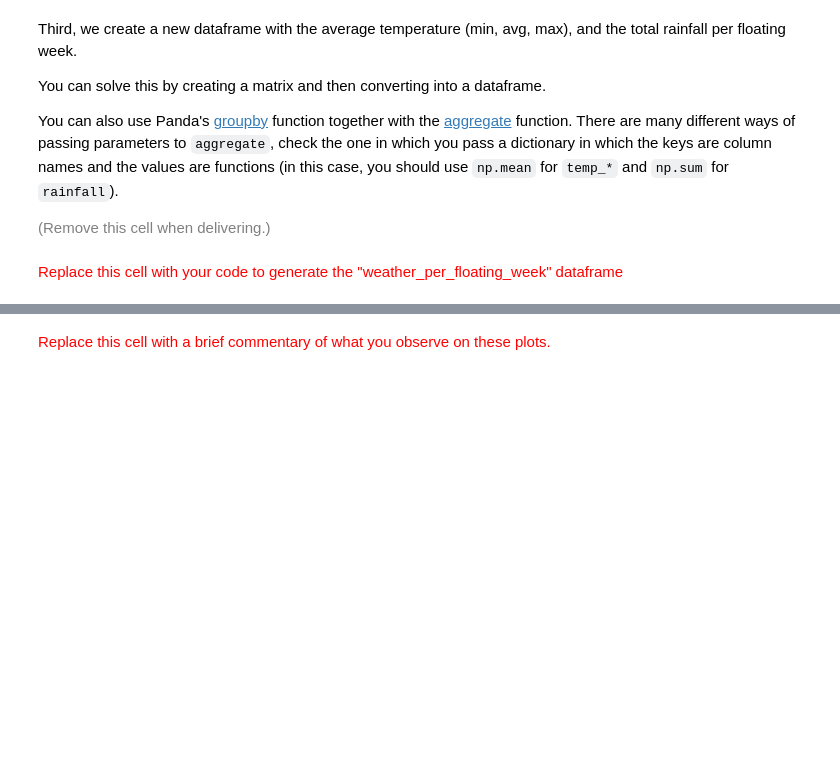
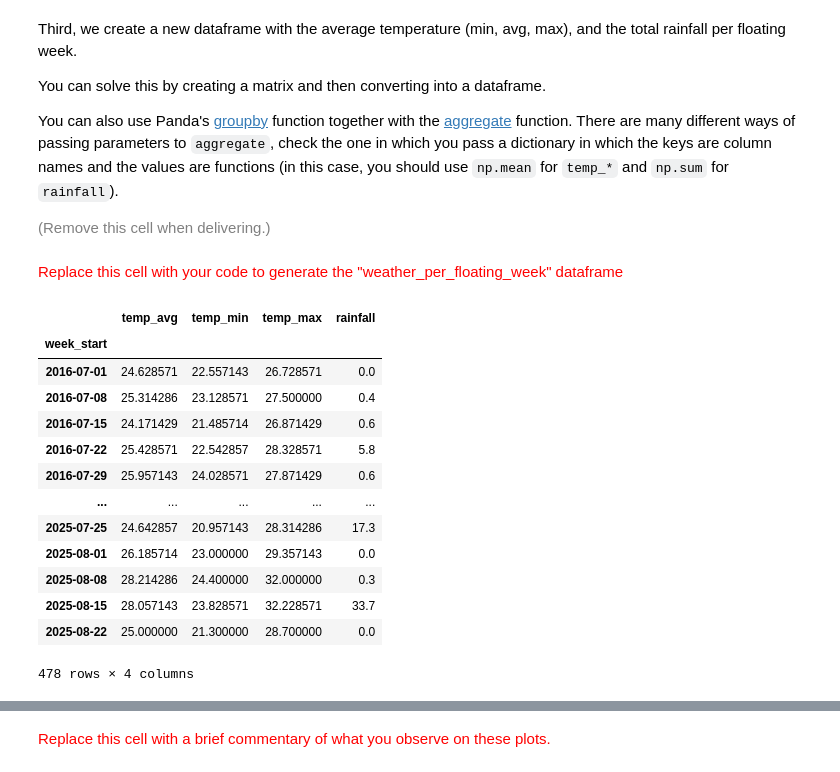
Before and after one commit to zsykk/datamining_2nd, a Jupyter notebook: ps09_forecasting.ipynb, the cells around one changed output, grey strips where cells are left out. Drawn from its saved outputs; the diff is of its cells as text; code cells hidden in the pictures; blank space fills up the shorter version.

```diff
--- a/ps09_forecasting.ipynb
+++ b/ps09_forecasting.ipynb
@@ -574,10 +576,13 @@ To add one week to date *D*, use `D + datetime.timedelta(weeks=1)`.
 <font size="+1" color="red">Replace this cell with your code for "list_of_floating_week_starts"</font>
 # %%
 def list_of_floating_week_starts(first, last):
-    weeks = []
+    weeks = [first]
 
     # YOUR CODE HERE
 
+    while weeks[-1] <= last:
+        next_week = weeks[-1] + datetime.timedelta(weeks=1)
+        weeks.append(next_week)
     return(weeks)
 # %% [markdown]
 There should be **479** week starts in your dataset, if you have just 478, you need to add one more in the end, it will make your life easier. Note these weeks *float* because they do not start in the calendar start of the week, such as Monday.
@@ -626,6 +648,30 @@ You can also use Panda's [groupby](https://pandas.pydata.org/pandas-docs/stable/
  <font size="-1" color="gray">(Remove this cell when delivering.)</font>
 # %% [markdown]
 <font size="+1" color="red">Replace this cell with your code to generate the "weather_per_floating_week" dataframe</font>
+# %%
+dic = {'temp_avg': np.mean,
+       'temp_min': np.mean,
+       'temp_max': np.mean,
+       'rainfall': np.sum
+       }
+group_week = weather_with_week_start.groupby(by=['week_start'])
+weather_per_floating_week = group_week.aggregate(dic)
+display(weather_per_floating_week)
+# %% [output]
+|  | temp_avg | temp_min | temp_max | rainfall |
+| week_start |  |  |  |  |
+| 2016-07-01 | 24.628571 | 22.557143 | 26.728571 | 0.0 |
+| 2016-07-08 | 25.314286 | 23.128571 | 27.500000 | 0.4 |
+| 2016-07-15 | 24.171429 | 21.485714 | 26.871429 | 0.6 |
+| 2016-07-22 | 25.428571 | 22.542857 | 28.328571 | 5.8 |
+| 2016-07-29 | 25.957143 | 24.028571 | 27.871429 | 0.6 |
+| ... | ... | ... | ... | ... |
+| 2025-07-25 | 24.642857 | 20.957143 | 28.314286 | 17.3 |
+| 2025-08-01 | 26.185714 | 23.000000 | 29.357143 | 0.0 |
+| 2025-08-08 | 28.214286 | 24.400000 | 32.000000 | 0.3 |
+| 2025-08-15 | 28.057143 | 23.828571 | 32.228571 | 33.7 |
+| 2025-08-22 | 25.000000 | 21.300000 | 28.700000 | 0.0 |
+478 rows × 4 columns
 # %%
 # LEAVE AS-IS
 
```
Also changed, not shown: parts of 20 cells of this notebook.
